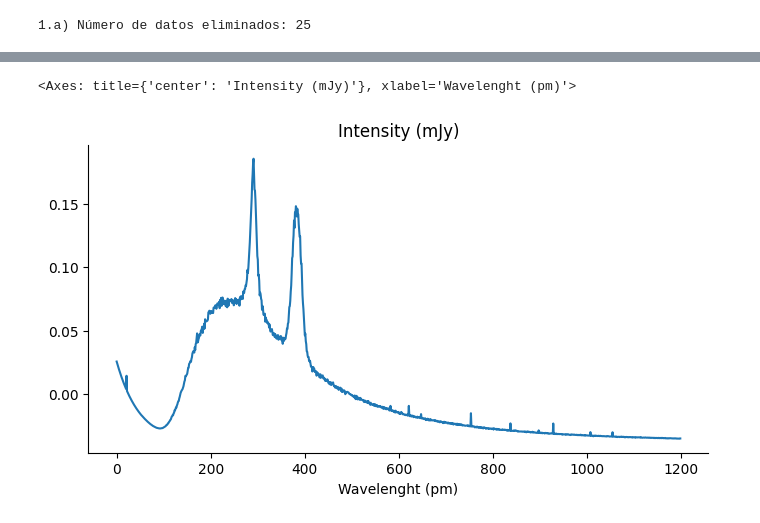
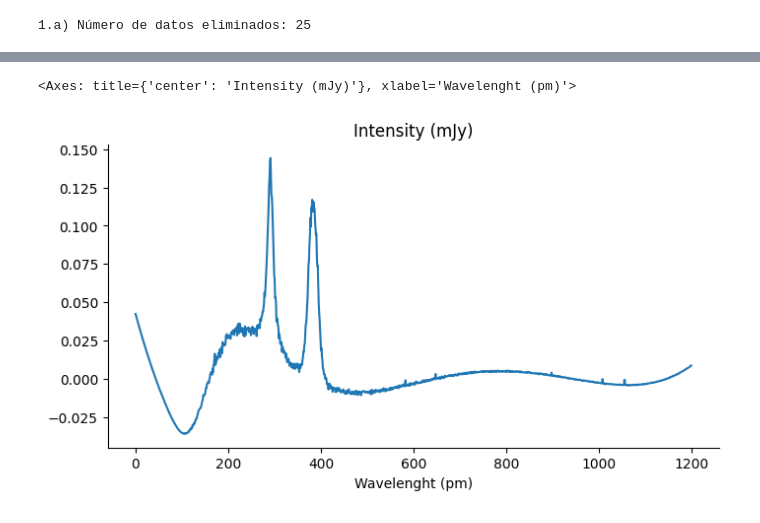
Before and after one commit to juand4g/MetodosComputacionales2-G02, a Jupyter notebook: T1.ipynb, the cells around one changed output, grey strips where cells are left out. Saved outputs shown, nothing was run; the diff lists cells and outputs as text; code cells hidden in the pictures.

```diff
--- a/T1.ipynb
+++ b/T1.ipynb
@@ -113,0 +129,4 @@ def rad_fondo(W, a, b, c):
+# %%
+#Suavizado
+fondo_suave = savgol_filter(cleaned_data['Intensity (mJy)'][mascara], window_length=51, polyorder=3)
+fondo_suave
@@ -114,5 +136,7 @@ def rad_fondo(W, a, b, c):
 # %%
-popt, pcov = curve_fit(rad_fondo,data3['Wavelength (pm)'], data3['Intensity (mJy)'],p0=[100,0.3,0])
-a,b,c=popt
+#popt, pcov = curve_fit(rad_fondo,cleaned_data['Wavelength (pm)'][mascara], cleaned_data['Intensity (mJy)'][mascara],p0=[100,0.3,0,1,2])
+popt, pcov = curve_fit(rad_fondo,cleaned_data['Wavelength (pm)'][mascara], fondo_suave,p0=[100,0.3,0,1,2])
+a,b,c,d,e=popt
 # %%
-data3["frenado"] = rad_fondo(data3['Wavelength (pm)'],a,b,c)
+cleaned_data["frenado"] = rad_fondo(cleaned_data['Wavelength (pm)'],a,b,c,d,e)
+cleaned_data["residual"] = cleaned_data['Intensity (mJy)'] - cleaned_data["frenado"]
@@ -121,9 +159,9 @@ data4 = data3.copy()
 # %%
-data4['Intensity (mJy)'] = data3["Intensity (mJy)"]-data3["frenado"]
+cleaned_data['Intensity (mJy)'] = cleaned_data["Intensity (mJy)"]-cleaned_data["frenado"]
 # %%
-graph4 = data4['Intensity (mJy)'].plot(kind='line', figsize=(8, 4), title='Intensity (mJy)', xlabel="Wavelenght (pm)")
+graph4 = cleaned_data['Intensity (mJy)'].plot(kind='line', figsize=(8, 4), title='Intensity (mJy)', xlabel="Wavelenght (pm)")
 plt.gca().spines[['top', 'right']].set_visible(False)
 graph4
 # %% [output]
 <Axes: title={'center': 'Intensity (mJy)'}, xlabel='Wavelenght (pm)'>
-[figure, old version]
+[figure, new version]
```
Also changed, not shown: parts of 14 cells of this notebook.
